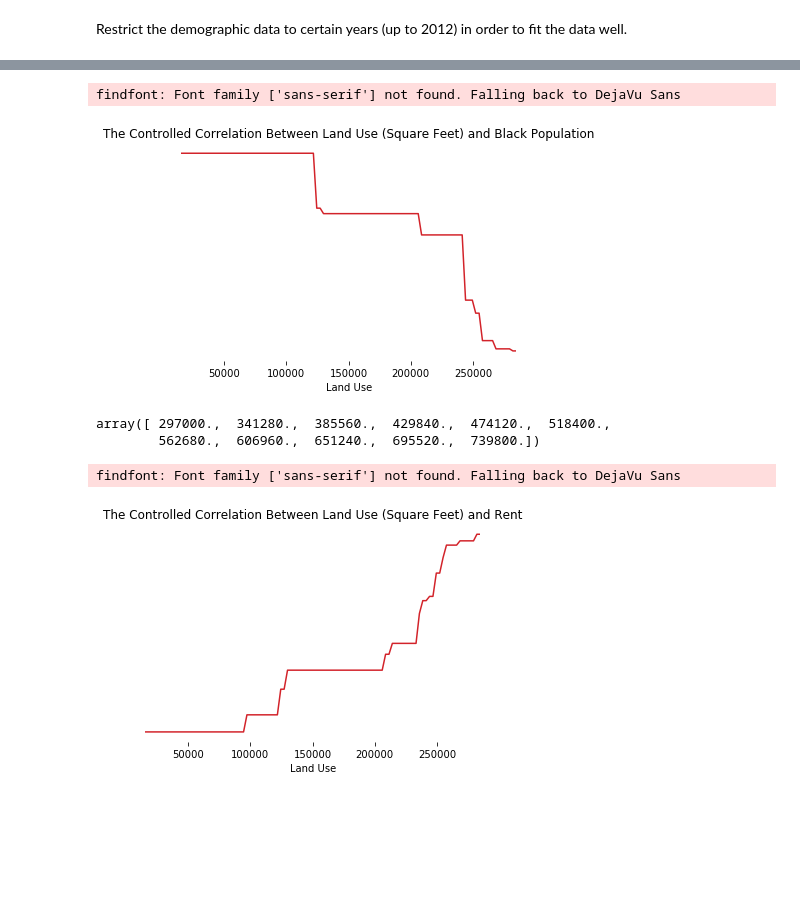
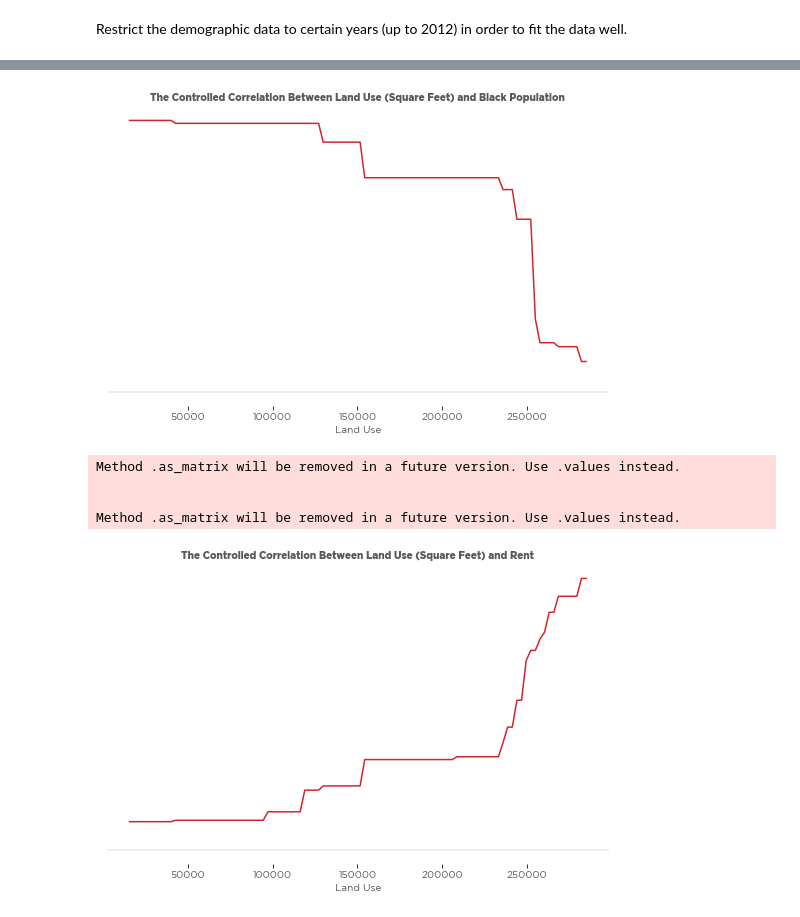
Before and after one commit to hangulu/expandharvard, a Jupyter notebook: land_expansion.ipynb, the cells around one changed output, grey strips where cells are left out. Cells and saved outputs as stored; diff of their text form; code cells hidden in the pictures; blank space fills up the shorter version.

Commit message:
causality graphs fit HPR guidelines

```diff
--- a/land_expansion.ipynb
+++ b/land_expansion.ipynb
@@ -12,8 +12,7 @@ import datetime
 # %%
 import matplotlib
 import matplotlib.pyplot as plt
-matplotlib.rcParams['font.sans-serif'] = "Gotham"
-matplotlib.rcParams['font.family'] = "sans-serif"
+import matplotlib.font_manager as fm
 import plotly
 import plotly.graph_objs as go
 from plotly.offline import download_plotlyjs, init_notebook_mode, plot, iplot
@@ -66,7 +65,8 @@ clean_property = cambridge_property.drop_duplicates(subset=['Address'])
 # %% [markdown]
 Only look at properties purchased after 2000.
 # %%
-recent_property = clean_property[clean_property['SaleDate'] > datetime.date(2000, 1, 1)]
+#recent_property = clean_property[clean_property['SaleDate'] > datetime.date(2000, 1, 1)]
+recent_property = clean_property[clean_property['SaleDate'] > np.datetime64('2000-01-01')]
 # %%
 property_numbers = recent_property[['LandArea', 'AssessedValue', 'SalePrice']]
 num_recent = recent_property['Address'].count()
@@ -258,22 +285,30 @@ endow_black = grapher(x, y, "Cambridge", "The Correlation Between Harvard Land C
 [interactive output not drawn]
+# %%
+plt.rcParams['font.size'] = 10
+gotham_black = fm.FontProperties(fname='/Users/hakeemangulu/Library/Fonts/Gotham Black Regular.ttf')
+gotham_book = fm.FontProperties(fname='/Users/hakeemangulu/Library/Fonts/Gotham Book Regular.otf')
 # %%
 X  = CausalDataFrame({'x': x, 'y': y, 'z1': z1, 'z2': z2})
-causal_land_black = X.zplot(x='x', y='y', z=['z1', 'z2'], z_types={'z1': 'c', 'z2': 'c'}, kind='line', title='The Controlled Correlation Between Land Use (Square Feet) and Black Population', color="#D2232A")
-causal_land_black.set(xlabel="Land Use", ylabel="Black Population of Cambridge")
+causal_land_black = X.zplot(x='x', y='y', z=['z1', 'z2'], z_types={'z1': 'c', 'z2': 'c'}, kind='line', color="#D2232A")
+
 fig = causal_land_black.get_figure()
+fig.set_size_inches(9, 5.5)
 ax = plt.gca()
 ax.set_frame_on(False)
 ax.get_yaxis().set_visible(False)
 ax.legend_.remove()
+plt.axhline(y=12200, linewidth=0.2, color='#595959')
+
+ax.set_title("The Controlled Correlation Between Land Use (Square Feet) and Black Population", fontproperties=gotham_black, size=10, color="#595959")
+ax.set_xlabel("Land Use", fontproperties=gotham_book, fontsize=10, color="#595959")
+for tick in ax.get_xticklabels():
+    tick.set_fontproperties(gotham_book)
+    tick.set_fontsize(10)
+    tick.set_color("#595959")
+
 fig.savefig('images/black_land.svg', format='svg', dpi=2400, bbox_inches='tight')
 # %% [output]
-findfont: Font family ['sans-serif'] not found. Falling back to DejaVu Sans
-[figure, old version]
+[figure, new version]
-# %%
-z2
-# %% [output]
-array([ 297000.,  341280.,  385560.,  429840.,  474120.,  518400.,
-        562680.,  606960.,  651240.,  695520.,  739800.])
 # %%
 graph9_df = pd.DataFrame(X)
 graph9_df.to_csv('graph9.csv')
@@ -282,14 +317,27 @@ y = pd.to_numeric(rent_data['cambridge']).as_matrix()
 z1 = pd.to_numeric(housing_data['cambridge']).as_matrix()
 
 X  = CausalDataFrame({'x': x, 'y': y, 'z1': z1})
-causal_land_rent = X.zplot(x='x', y='y', z=['z1'], z_types={'z1': 'c'}, kind='line', title='The Controlled Correlation Between Land Use (Square Feet) and Rent', color="#D2232A")
-causal_land_rent.set(xlabel="Land Use", ylabel="Rent in Cambridge")
+causal_land_rent = X.zplot(x='x', y='y', z=['z1'], z_types={'z1': 'c'}, kind='line', color="#D2232A")
 fig = causal_land_rent.get_figure()
+fig.set_size_inches(9, 5.5)
+
 ax = plt.gca()
 ax.set_frame_on(False)
 ax.get_yaxis().set_visible(False)
 ax.legend_.remove()
+plt.axhline(y=1350, linewidth=0.2, color='#595959')
+
+ax.set_title("The Controlled Correlation Between Land Use (Square Feet) and Rent", fontproperties=gotham_black, size=10, color="#595959")
+ax.set_xlabel("Land Use", fontproperties=gotham_book, fontsize=10, color="#595959")
+for tick in ax.get_xticklabels():
+    tick.set_fontproperties(gotham_book)
+    tick.set_fontsize(10)
+    tick.set_color("#595959")
+
 fig.savefig('images/rent_land.svg', format='svg', dpi=1200, bbox_inches='tight')
 # %% [output]
-findfont: Font family ['sans-serif'] not found. Falling back to DejaVu Sans
+Method .as_matrix will be removed in a future version. Use .values instead.
+
+
+Method .as_matrix will be removed in a future version. Use .values instead.
-[figure, old version]
+[figure, new version]
```
Also changed, not shown: parts of 3 cells of this notebook, 34 other files.
